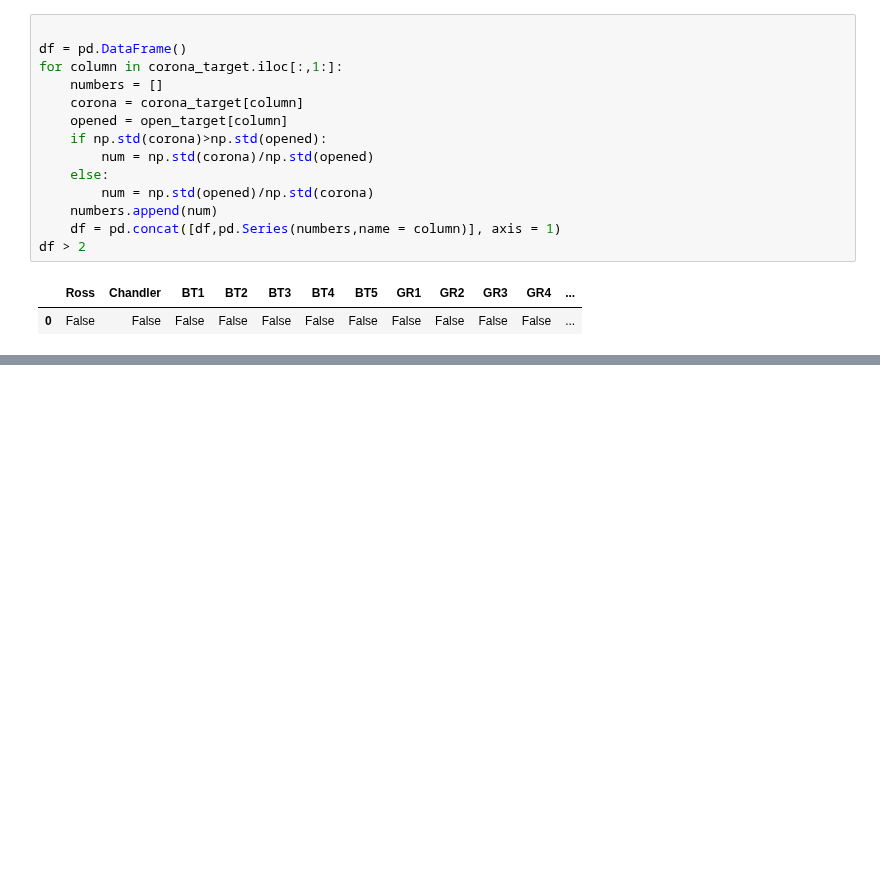
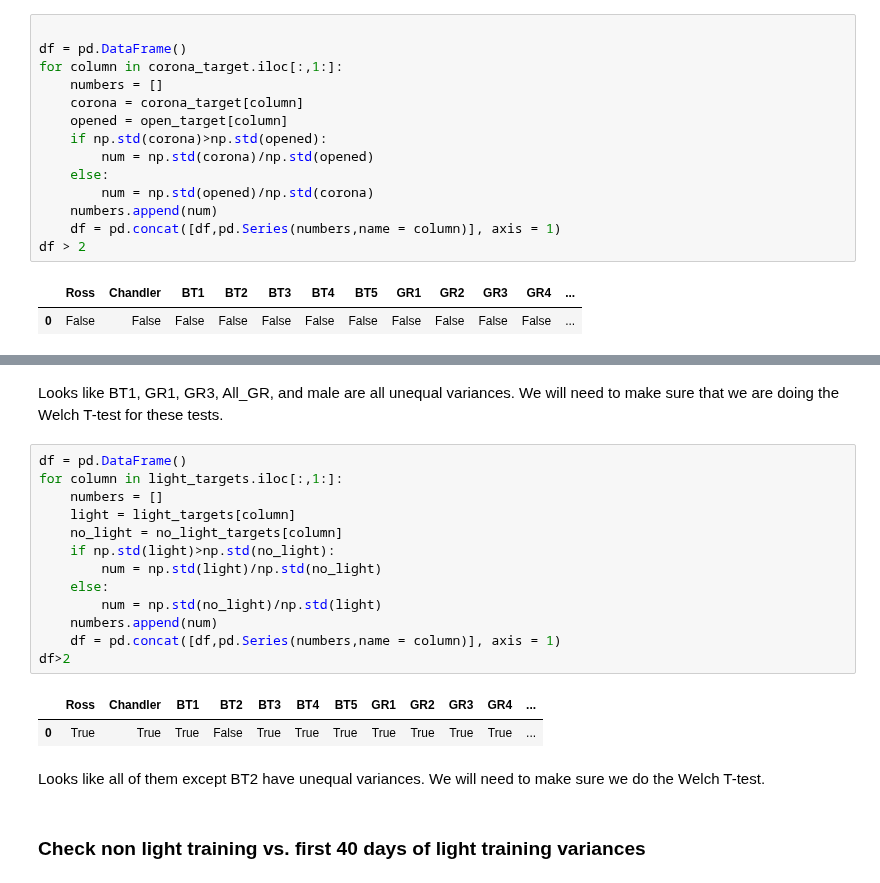
Before and after one commit to Data-Science-in-Business-Fall-2020/final-project-danny_brady_michael, a Jupyter notebook: T_Tests.ipynb, the cells around one changed output, grey strips where cells are left out. Drawn from its saved outputs; the diff is of its cells as text; blank space fills up the shorter version.

```diff
--- a/T_Tests.ipynb
+++ b/T_Tests.ipynb
@@ -1023,0 +1169,22 @@ df > 2
+# %% [markdown]
+Looks like BT1, GR1, GR3, All_GR, and male are all unequal variances. We will need to make sure that we are doing the Welch T-test for these tests.
+# %%
+df = pd.DataFrame()
+for column in light_targets.iloc[:,1:]:
+    numbers = []
+    light = light_targets[column]
+    no_light = no_light_targets[column]
+    if np.std(light)>np.std(no_light):
+        num = np.std(light)/np.std(no_light)
+    else:
+        num = np.std(no_light)/np.std(light)
+    numbers.append(num)
+    df = pd.concat([df,pd.Series(numbers,name = column)], axis = 1)
+df>2
+# %% [output]
+|  | Ross | Chandler | BT1 | BT2 | BT3 | BT4 | BT5 | GR1 | GR2 | GR3 | GR4 | ... |
+| 0 | True | True | True | False | True | True | True | True | True | True | True | ... |
+# %% [markdown]
+Looks like all of them except BT2 have unequal variances. We will need to make sure we do the Welch T-test.
+# %% [markdown]
+### Check non light training vs. first 40 days of light training variances
```
Also changed, not shown: parts of 41 cells of this notebook.
